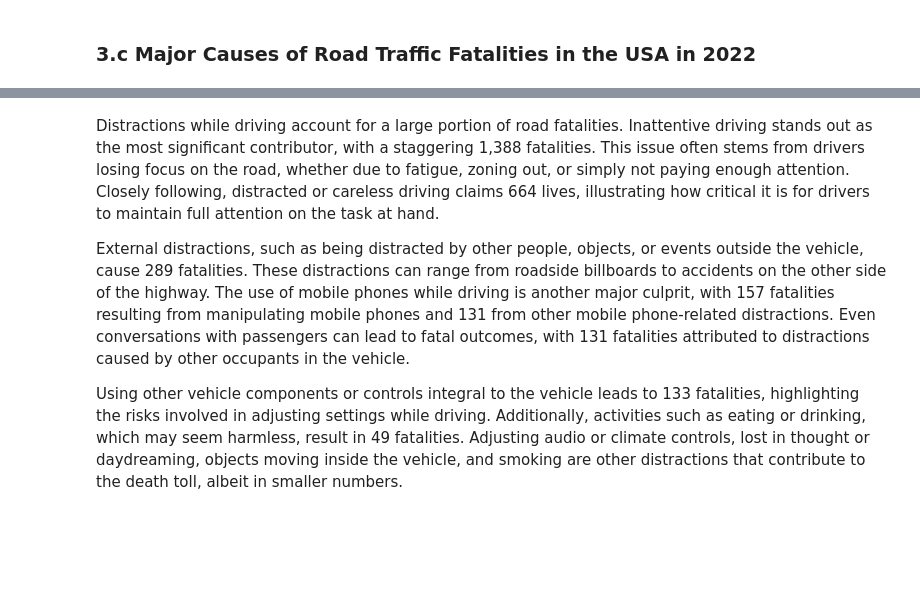
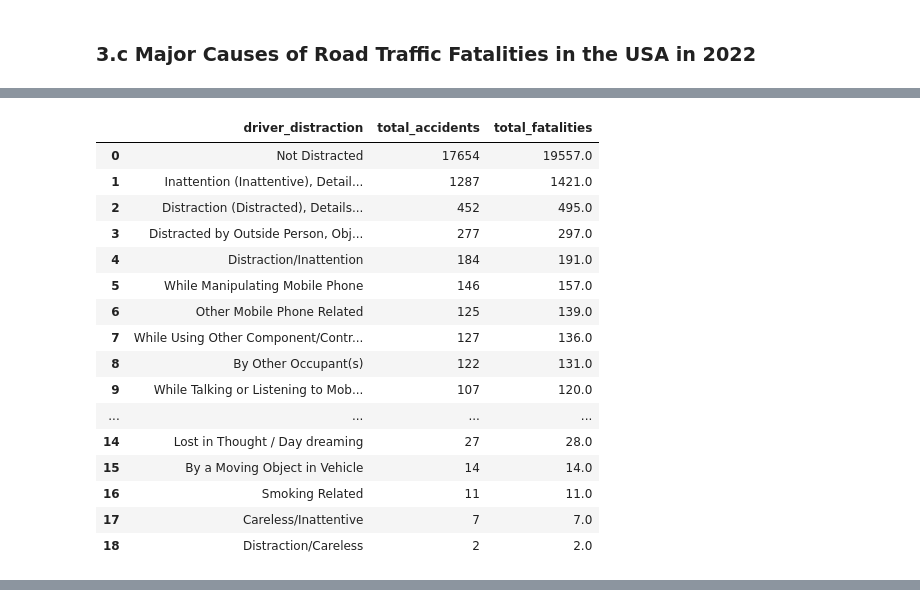
Before and after one commit to musasmike/msba_capstone, a Jupyter notebook: msba_capstone_report.ipynb, the cells around one changed output, grey strips where cells are left out. Drawn from its saved outputs; the diff is of its cells as text; code cells hidden in the pictures; blank space fills up the shorter version.

```diff
--- a/msba_capstone_report.ipynb
+++ b/msba_capstone_report.ipynb
@@ -243,10 +248,41 @@ It can also been seen in the graph above that there is a strong correlation betw
+# %%
+fatalities_by_distractions = pd.read_sql_query("""
+    SELECT
+        d.driver_distraction,
+        COUNT(*) AS total_accidents,
+        SUM(a.fatals) AS total_fatalities
+    FROM nhtsa.accidents AS a
+    INNER JOIN nhtsa.vehicles AS v
+        ON a.st_case = v.st_case
+    INNER JOIN nhtsa.driver_distractions AS d
+        ON v.st_case = d.st_case
+        AND v.veh_no = d.veh_no
+    WHERE d.driver_distraction NOT IN ('Reported as Unknown if Distracted', 'No Driver Present/Unknown if Driver present')
+    GROUP BY d.driver_distraction
+    ORDER BY total_fatalities DESC;
+""", engine)
+# %%
+
+fatalities_by_distractions
+# %% [output]
+|  | driver_distraction | total_accidents | total_fatalities |
+| 0 | Not Distracted | 17654 | 19557.0 |
+| 1 | Inattention (Inattentive), Detail... | 1287 | 1421.0 |
+| 2 | Distraction (Distracted), Details... | 452 | 495.0 |
+| 3 | Distracted by Outside Person, Obj... | 277 | 297.0 |
+| 4 | Distraction/Inattention | 184 | 191.0 |
+| 5 | While Manipulating Mobile Phone | 146 | 157.0 |
+| 6 | Other Mobile Phone Related | 125 | 139.0 |
+| 7 | While Using Other Component/Contr... | 127 | 136.0 |
+| 8 | By Other Occupant(s) | 122 | 131.0 |
+| 9 | While Talking or Listening to Mob... | 107 | 120.0 |
+| ... | ... | ... | ... |
+| 14 | Lost in Thought / Day dreaming | 27 | 28.0 |
+| 15 | By a Moving Object in Vehicle | 14 | 14.0 |
+| 16 | Smoking Related | 11 | 11.0 |
+| 17 | Careless/Inattentive | 7 | 7.0 |
+| 18 | Distraction/Careless | 2 | 2.0 |
 # %% [markdown]
 <img src="Assets/Total Number of Fatalities by Distractions.png" alt="drawing" width="1000"/>
 
 <p>.</p>
-# %% [markdown]
-Distractions while driving account for a large portion of road fatalities. Inattentive driving stands out as the most significant contributor, with a staggering 1,388 fatalities. This issue often stems from drivers losing focus on the road, whether due to fatigue, zoning out, or simply not paying enough attention. Closely following, distracted or careless driving claims 664 lives, illustrating how critical it is for drivers to maintain full attention on the task at hand.
-
-External distractions, such as being distracted by other people, objects, or events outside the vehicle, cause 289 fatalities. These distractions can range from roadside billboards to accidents on the other side of the highway. The use of mobile phones while driving is another major culprit, with 157 fatalities resulting from manipulating mobile phones and 131 from other mobile phone-related distractions. Even conversations with passengers can lead to fatal outcomes, with 131 fatalities attributed to distractions caused by other occupants in the vehicle.
-
-Using other vehicle components or controls integral to the vehicle leads to 133 fatalities, highlighting the risks involved in adjusting settings while driving. Additionally, activities such as eating or drinking, which may seem harmless, result in 49 fatalities. Adjusting audio or climate controls, lost in thought or daydreaming, objects moving inside the vehicle, and smoking are other distractions that contribute to the death toll, albeit in smaller numbers.
```
Also changed, not shown: parts of 33 cells of this notebook.
